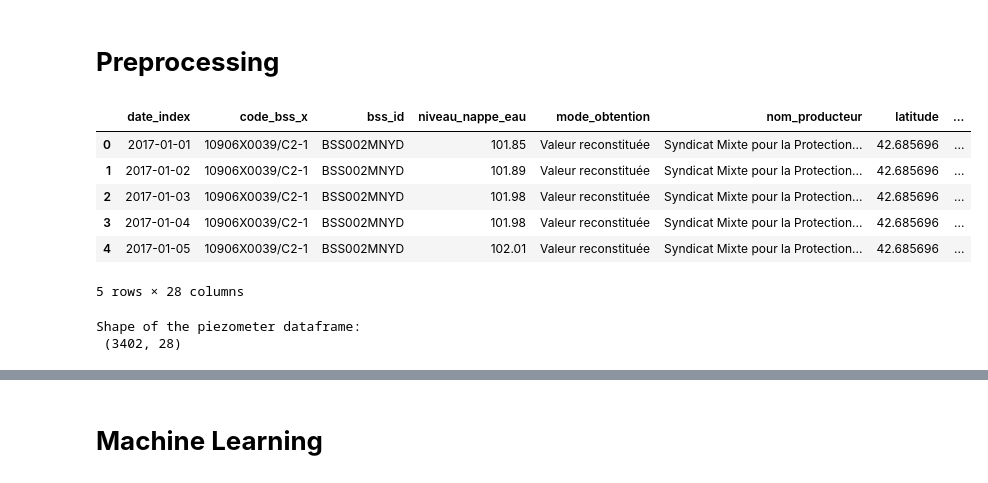
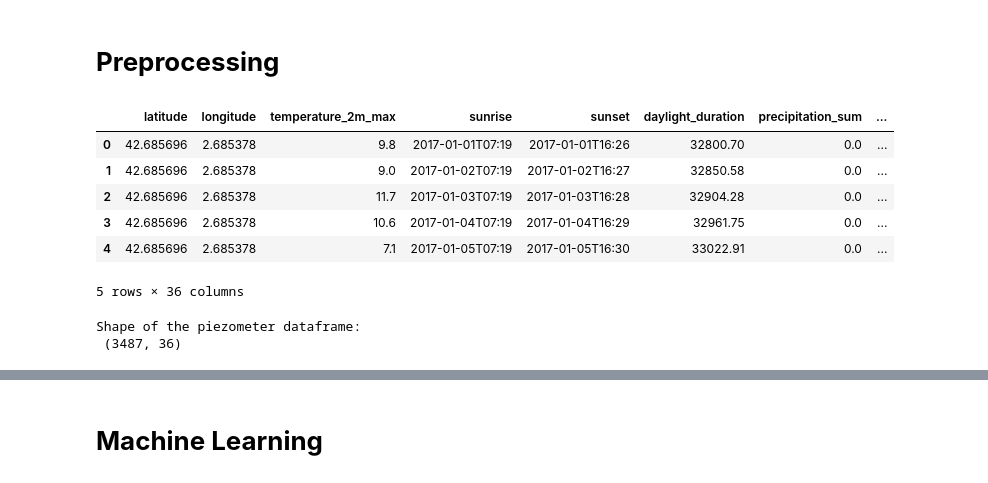
Before and after one commit to lauradmch/NappeCast-forecasting, a Jupyter notebook: notebooks/preprocessing.ipynb, the cells around one changed output, grey strips where cells are left out. Cells and saved outputs as stored; diff of their text form; code cells hidden in the pictures.

```diff
--- a/notebooks/preprocessing.ipynb
+++ b/notebooks/preprocessing.ipynb
@@ -9,17 +9,17 @@ from sklearn.model_selection import train_test_split
 from sklearn.pipeline import Pipeline
 # %%
 # Loading the data
-input_path = Path("..") / 'data' / 'interim' / 'dataset_merged_featured_adc.csv'
+input_path = Path("..") / 'data' / 'processed' / 'dataset_processed.csv'
 df = pd.read_csv(input_path)
 display(df.head(5))
 print("Shape of the piezometer dataframe:\n", df.shape)
 # %% [output]
-|  | date_index | code_bss_x | bss_id | niveau_nappe_eau | mode_obtention | nom_producteur | latitude | ... |
-| 0 | 2017-01-01 | 10906X0039/C2-1 | BSS002MNYD | 101.85 | Valeur reconstituée | Syndicat Mixte pour la Protection... | 42.685696 | ... |
-| 1 | 2017-01-02 | 10906X0039/C2-1 | BSS002MNYD | 101.89 | Valeur reconstituée | Syndicat Mixte pour la Protection... | 42.685696 | ... |
-| 2 | 2017-01-03 | 10906X0039/C2-1 | BSS002MNYD | 101.98 | Valeur reconstituée | Syndicat Mixte pour la Protection... | 42.685696 | ... |
-| 3 | 2017-01-04 | 10906X0039/C2-1 | BSS002MNYD | 101.98 | Valeur reconstituée | Syndicat Mixte pour la Protection... | 42.685696 | ... |
-| 4 | 2017-01-05 | 10906X0039/C2-1 | BSS002MNYD | 102.01 | Valeur reconstituée | Syndicat Mixte pour la Protection... | 42.685696 | ... |
+|  | latitude | longitude | temperature_2m_max | sunrise | sunset | daylight_duration | precipitation_sum | ... |
+| 0 | 42.685696 | 2.685378 | 9.8 | 2017-01-01T07:19 | 2017-01-01T16:26 | 32800.70 | 0.0 | ... |
+| 1 | 42.685696 | 2.685378 | 9.0 | 2017-01-02T07:19 | 2017-01-02T16:27 | 32850.58 | 0.0 | ... |
+| 2 | 42.685696 | 2.685378 | 11.7 | 2017-01-03T07:19 | 2017-01-03T16:28 | 32904.28 | 0.0 | ... |
+| 3 | 42.685696 | 2.685378 | 10.6 | 2017-01-04T07:19 | 2017-01-04T16:29 | 32961.75 | 0.0 | ... |
+| 4 | 42.685696 | 2.685378 | 7.1 | 2017-01-05T07:19 | 2017-01-05T16:30 | 33022.91 | 0.0 | ... |
-5 rows × 28 columns
+5 rows × 36 columns
 Shape of the piezometer dataframe:
- (3402, 28)
+ (3487, 36)
```
Also changed, not shown: parts of 47 cells of this notebook.
